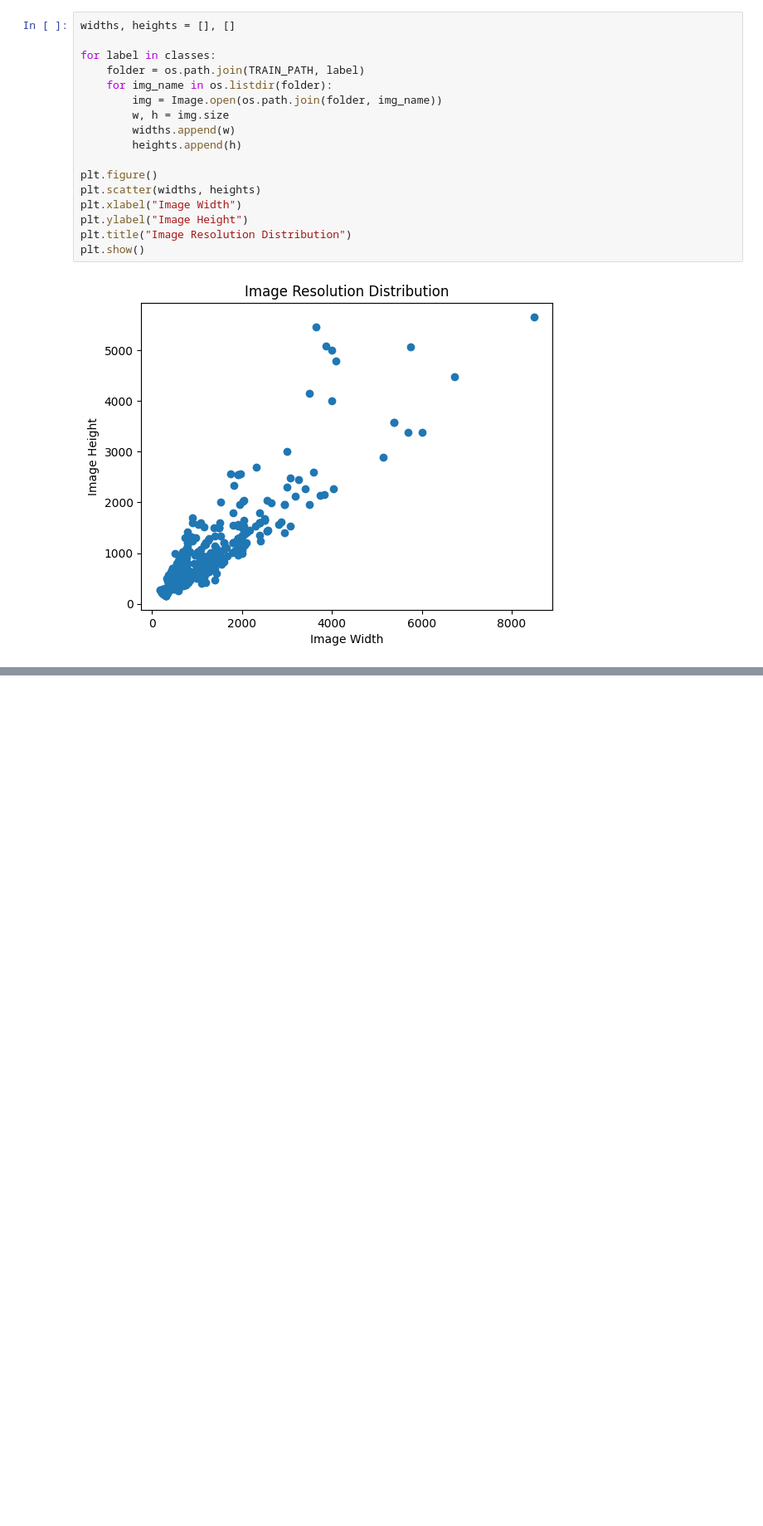
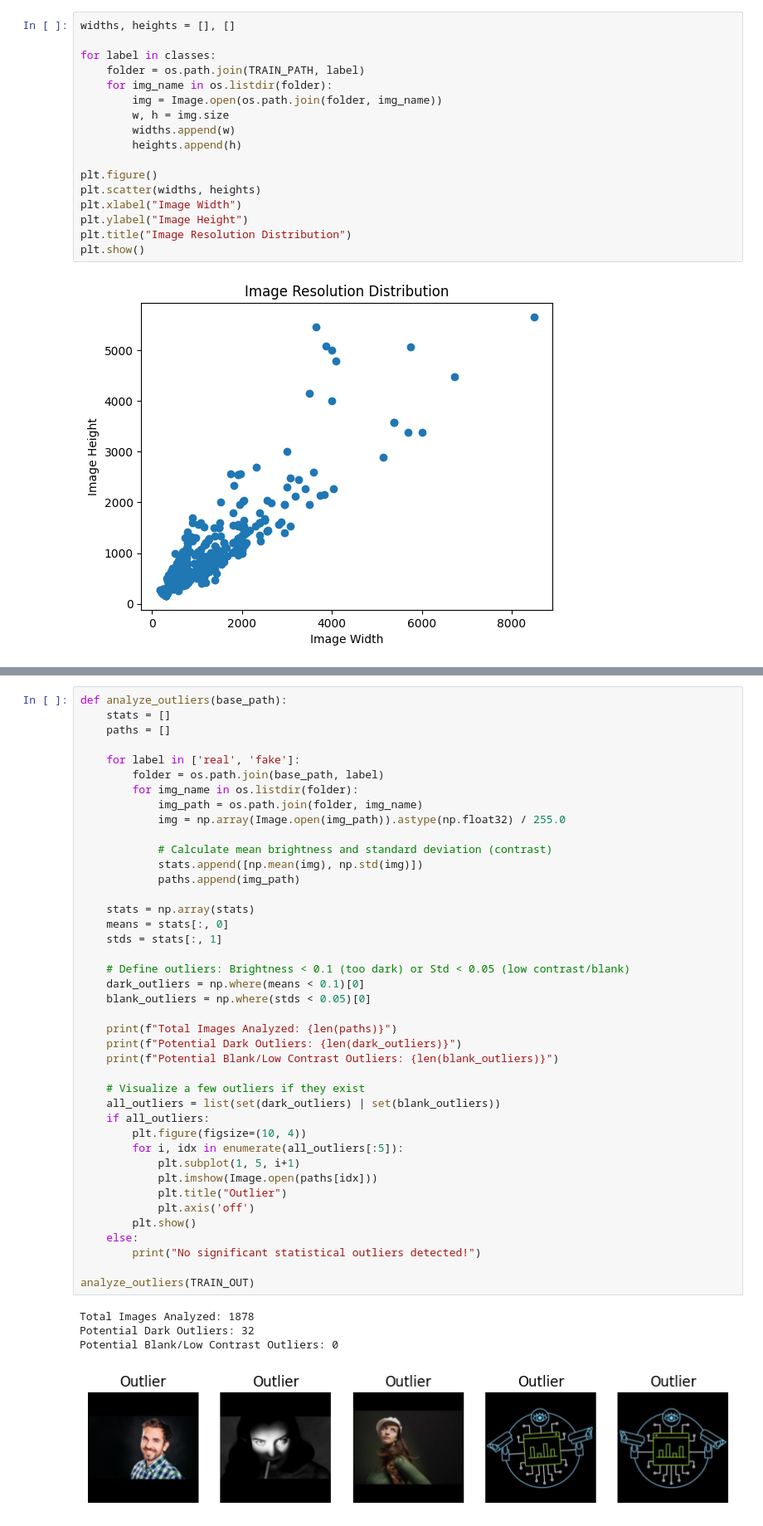
Before and after one commit to Bachar02/challenge1, a Jupyter notebook: deepfake.ipynb, the cells around one changed output, grey strips where cells are left out. Shown at 83% size. Drawn from its saved outputs; the diff is of its cells as text; blank space fills up the shorter version.

```diff
--- a/deepfake.ipynb
+++ b/deepfake.ipynb
@@ -178,0 +440,46 @@ plt.show()
+# %%
+def analyze_outliers(base_path):
+    stats = []
+    paths = []
+
+    for label in ['real', 'fake']:
+        folder = os.path.join(base_path, label)
+        for img_name in os.listdir(folder):
+            img_path = os.path.join(folder, img_name)
+            img = np.array(Image.open(img_path)).astype(np.float32) / 255.0
+
+            # Calculate mean brightness and standard deviation (contrast)
+            stats.append([np.mean(img), np.std(img)])
+            paths.append(img_path)
+
+    stats = np.array(stats)
+    means = stats[:, 0]
+    stds = stats[:, 1]
+
+    # Define outliers: Brightness < 0.1 (too dark) or Std < 0.05 (low contrast/blank)
+    dark_outliers = np.where(means < 0.1)[0]
+    blank_outliers = np.where(stds < 0.05)[0]
+
+    print(f"Total Images Analyzed: {len(paths)}")
+    print(f"Potential Dark Outliers: {len(dark_outliers)}")
+    print(f"Potential Blank/Low Contrast Outliers: {len(blank_outliers)}")
+
+    # Visualize a few outliers if they exist
+    all_outliers = list(set(dark_outliers) | set(blank_outliers))
+    if all_outliers:
+        plt.figure(figsize=(10, 4))
+        for i, idx in enumerate(all_outliers[:5]):
+            plt.subplot(1, 5, i+1)
+            plt.imshow(Image.open(paths[idx]))
+            plt.title("Outlier")
+            plt.axis('off')
+        plt.show()
+    else:
+        print("No significant statistical outliers detected!")
+
+analyze_outliers(TRAIN_OUT)
+# %% [output]
+Total Images Analyzed: 1878
+Potential Dark Outliers: 32
+Potential Blank/Low Contrast Outliers: 0
+[figure, added]
```
Also changed, not shown: parts of 8 cells of this notebook.
